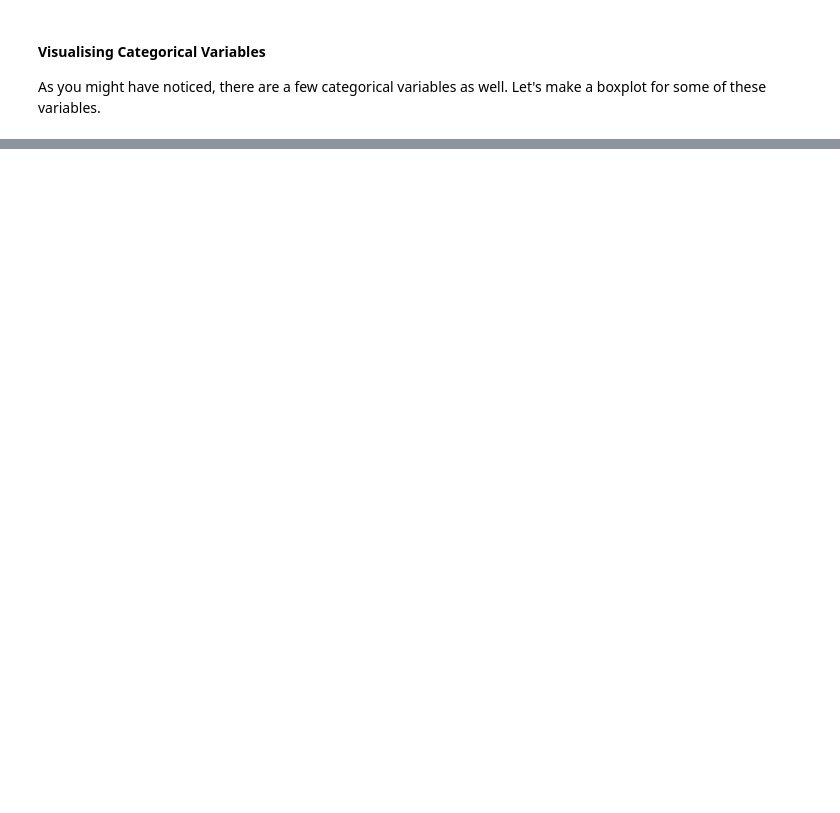
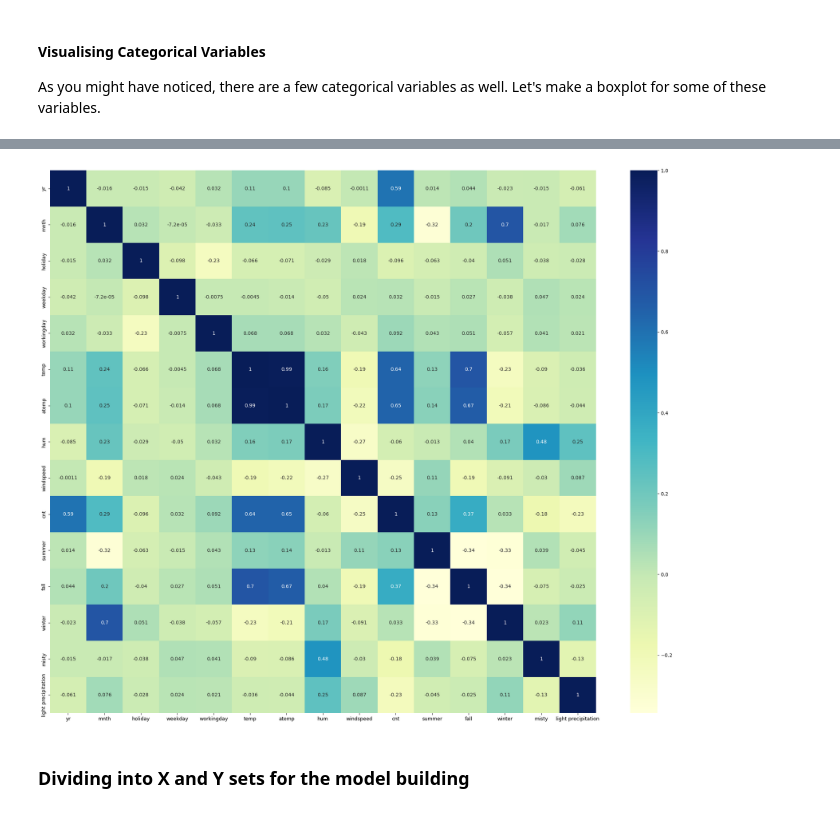
Before and after one commit to RavishankarDuMCA10/BikeSharingCaseStudy, a Jupyter notebook: BikeSharing.ipynb, the cells around one changed output, grey strips where cells are left out. Saved outputs shown, nothing was run; the diff lists cells and outputs as text; code cells hidden in the pictures; blank space fills up the shorter version.

```diff
--- a/BikeSharing.ipynb
+++ b/BikeSharing.ipynb
@@ -606,0 +726,4 @@ As you might have noticed, there are a few categorical variables as well. Let's
+# %%
+# Drop 'weathersit' as we have created the dummies for it
+
+bike.drop(['weathersit'], axis = 1, inplace = True)
@@ -606,0 +743,8 @@ As you might have noticed, there are a few categorical variables as well. Let's
+# %%
+
+# We specify this so that the train and test data set always have the same rows, respectivly
+np.random.seed(0)
+
+df_train, df_test = train_test_split(bike, train_size = 0.7, test_size = 0.3, random_state = 100)
+print(df_train.shape)
+print(df_test.shape)
@@ -606,0 +764,8 @@ As you might have noticed, there are a few categorical variables as well. Let's
+# %%
+# Instantiate an object of MinMaxScaler
+scaler = MinMaxScaler()
+# %%
+# Apply scaler() to all the columns except  the 'dummy' variables
+num_vars = ['weekday', 'mnth', 'temp', 'atemp', 'hum', 'windspeed', 'cnt']
+
+df_train[num_vars] = scaler.fit_transform(df_train[num_vars])
@@ -606,0 +793,10 @@ As you might have noticed, there are a few categorical variables as well. Let's
+# %%
+# Let's check the correlation coefficients to see which variables are highly correlated
+
+plt.figure(figsize = (25, 20))
+sns.heatmap(df_train.corr(), annot= True, cmap='YlGnBu')
+plt.show()
+# %% [output]
+[figure, added]
+# %% [markdown]
+### Dividing into X and Y sets for the model building
```
Also changed, not shown: parts of 46 cells of this notebook.
